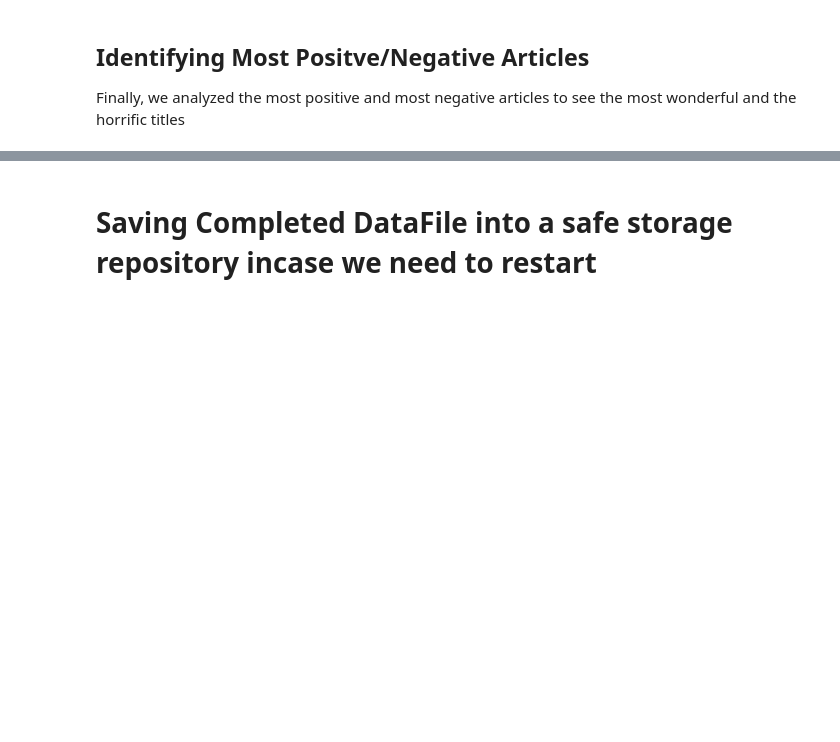
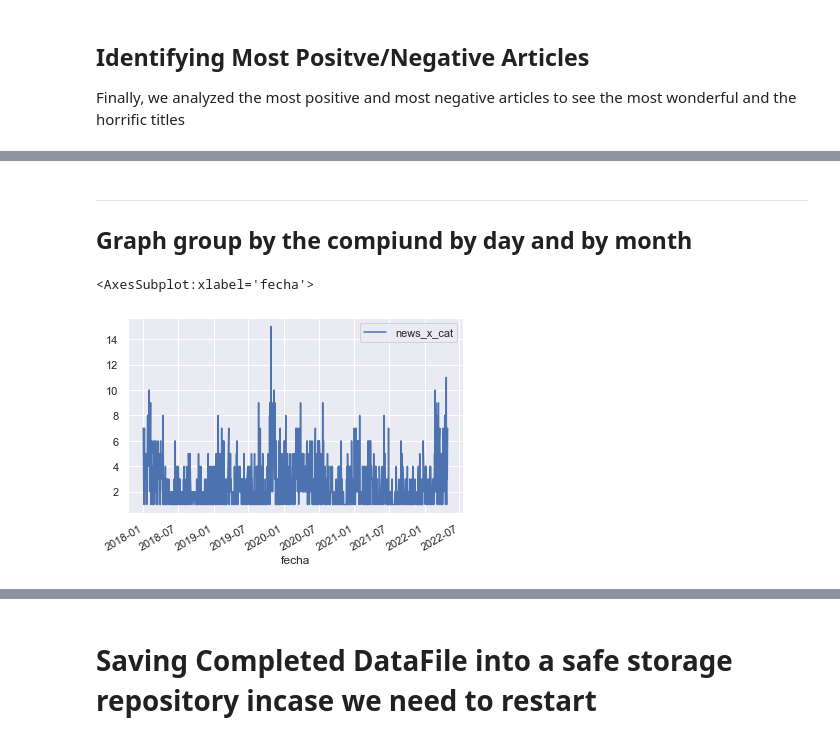
Before and after one commit to jesoto/Sentiment_and_news-Peru, a Jupyter notebook: thesis/Sentiment_Analysis.ipynb, the cells around one changed output, grey strips where cells are left out. Cells and saved outputs as stored; diff of their text form; code cells hidden in the pictures; blank space fills up the shorter version.

```diff
--- a/thesis/Sentiment_Analysis.ipynb
+++ b/thesis/Sentiment_Analysis.ipynb
@@ -924,2 +947,5 @@ Extremly Negative Content:
 
 Extremly Positive Content:
+# %% [markdown]
+---
+## Graph group by the compiund by day and by month
@@ -925,0 +954,2 @@ Extremly Positive Content:
+# %%
+df["month-year"] = pd.to_datetime(df["fecha"].dt.strftime('%Y-%m'))
@@ -925,0 +958,6 @@ Extremly Positive Content:
+# %%
+
+df[df['categoria']=='Mundo'].groupby(['fecha','categoria']).agg(news_x_cat = ('categoria','size')).reset_index().plot('fecha', 'news_x_cat', kind='line')
+# %% [output]
+<AxesSubplot:xlabel='fecha'>
+[figure, added]
```
Also changed, not shown: parts of 23 cells of this notebook.
